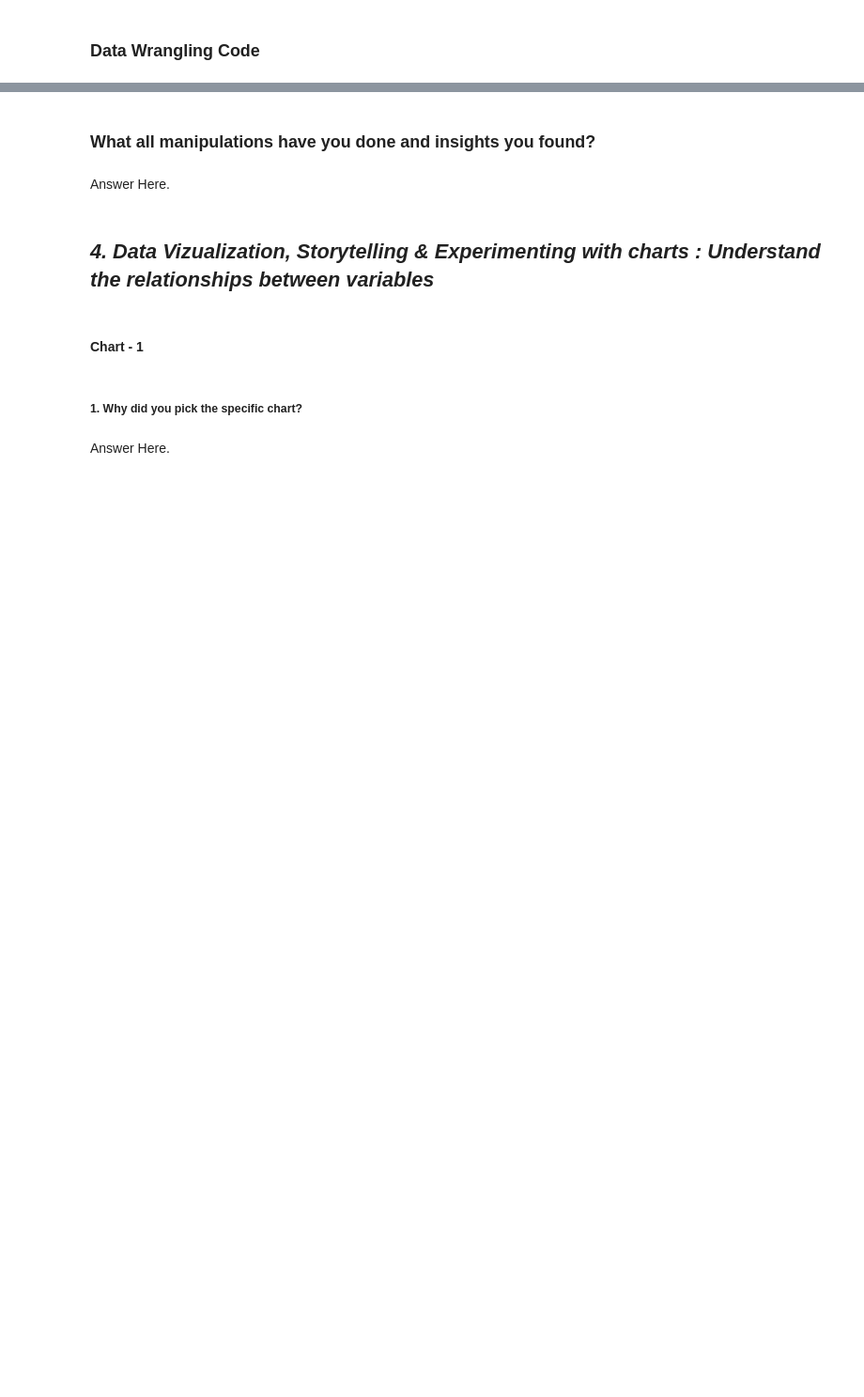
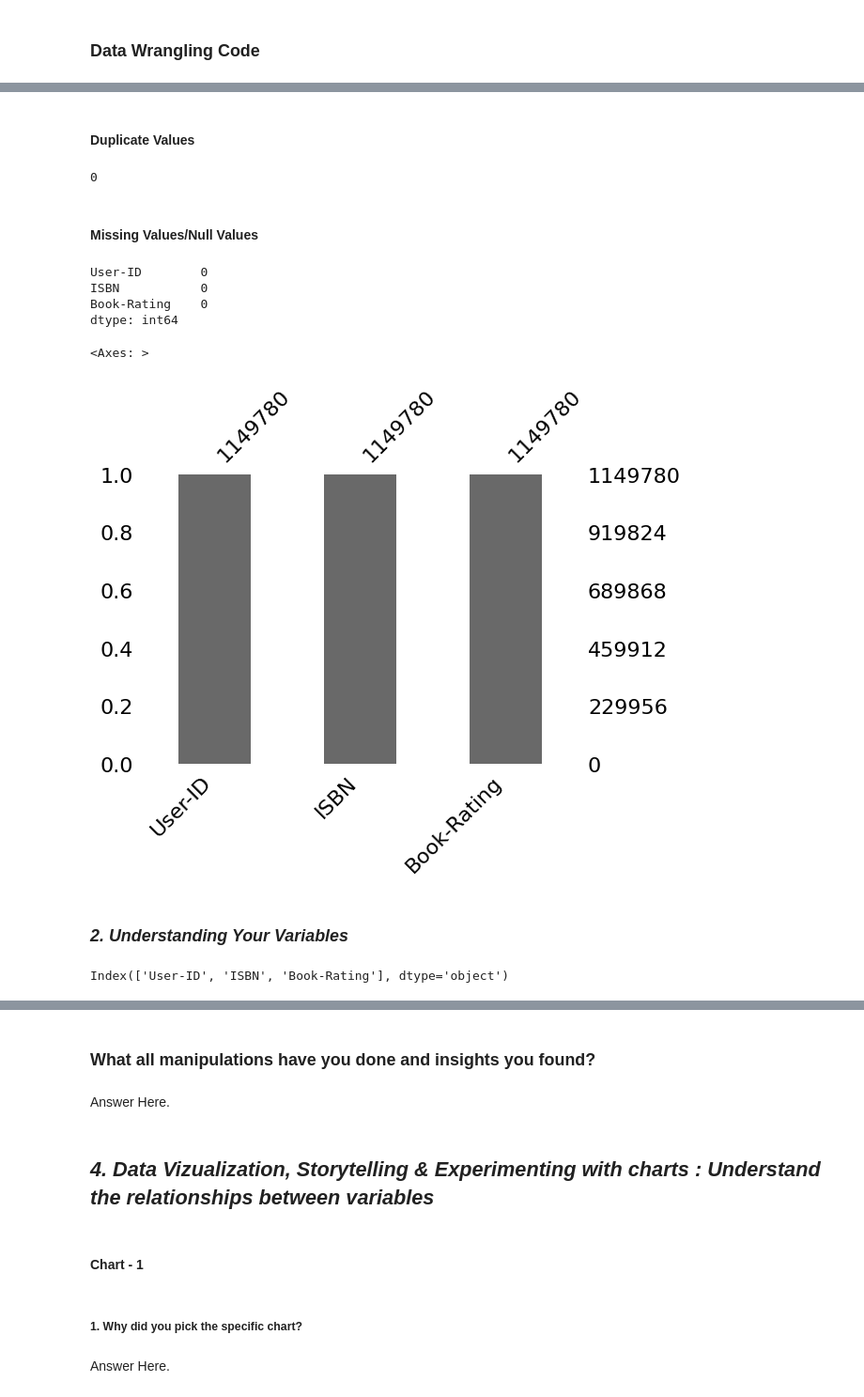
Before and after one commit to theuttammishra/Capstone-Unsupervised, a Jupyter notebook: Book_Recommendation_System.ipynb, the cells around one changed output, grey strips where cells are left out. Shown at 94% size. Drawn from its saved outputs; the diff is of its cells as text; code cells hidden in the pictures; blank space fills up the shorter version.

```diff
--- a/Book_Recommendation_System.ipynb
+++ b/Book_Recommendation_System.ipynb
@@ -218,0 +624,30 @@ Answer Here
+# %% [markdown]
+#### Duplicate Values
+# %%
+# Dataset Duplicate Value Count
+ratings_df.duplicated().sum()
+# %% [output]
+0
+# %% [markdown]
+#### Missing Values/Null Values
+# %%
+# Missing Values/Null Values Count
+ratings_df.isnull().sum()
+# %% [output]
+User-ID        0
+ISBN           0
+Book-Rating    0
+dtype: int64
+# %%
+# Visualizing the missing values
+msno.bar(ratings_df, figsize = (6,4))
+# %% [output]
+<Axes: >
+[figure, added]
+# %% [markdown]
+### ***2. Understanding Your Variables***
+# %%
+# Dataset Columns
+ratings_df.columns
+# %% [output]
+Index(['User-ID', 'ISBN', 'Book-Rating'], dtype='object')
```
Also changed, not shown: parts of 105 cells of this notebook.
